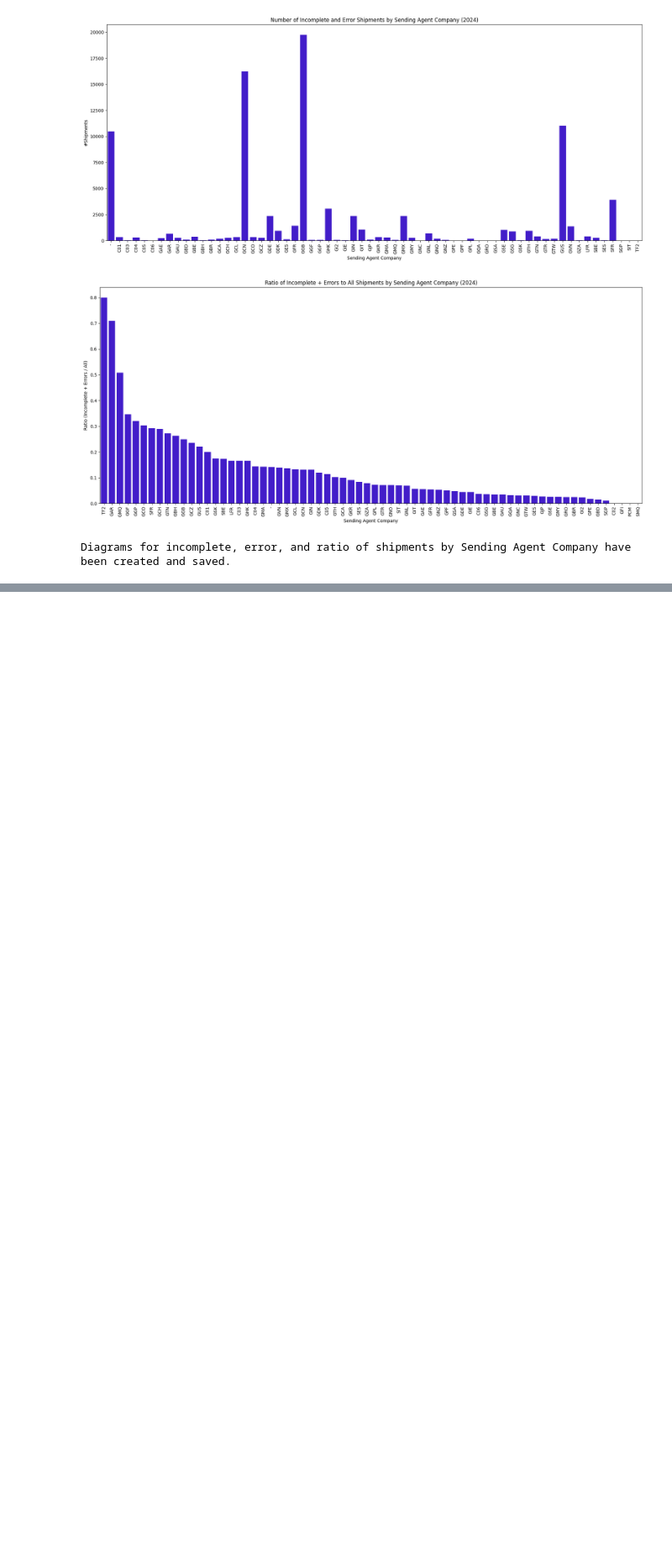
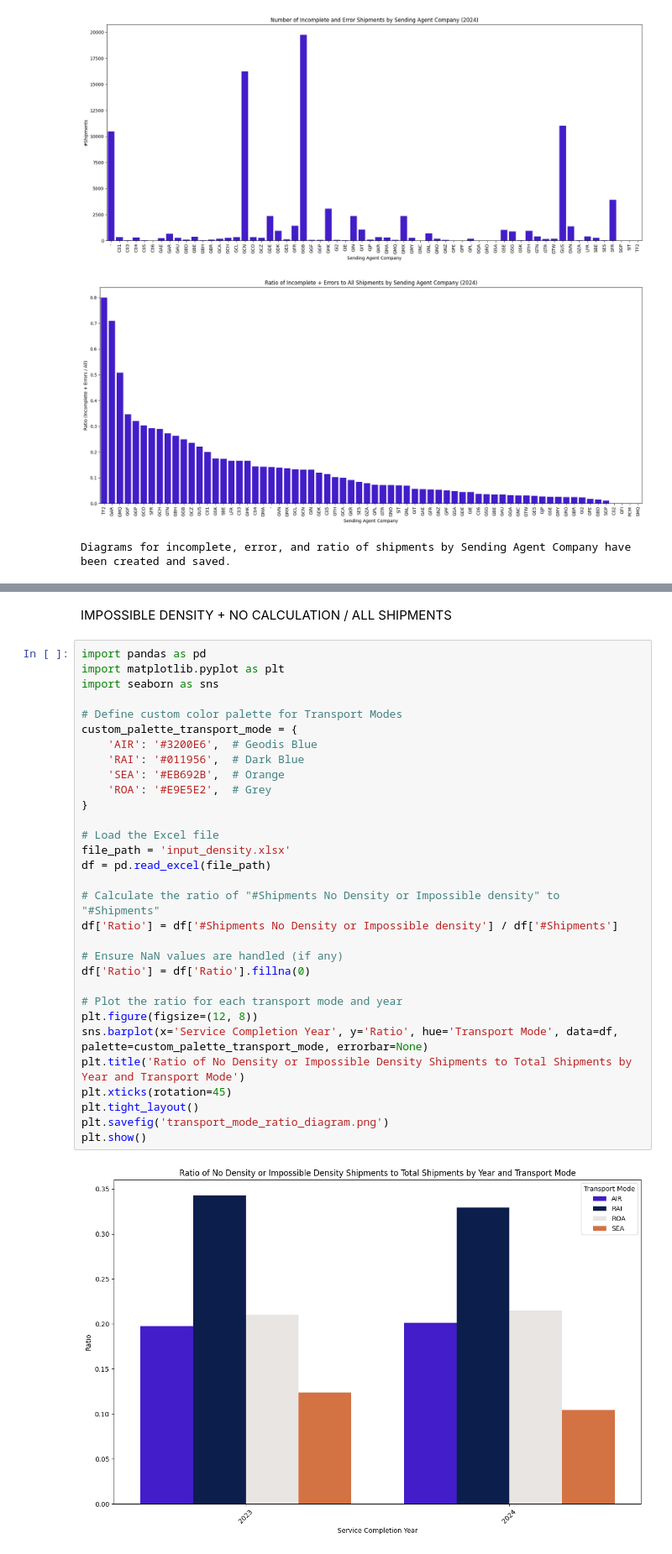
Before and after one commit to AlexanderHoglund/sustainable_logistics_tools, a Jupyter notebook: QUARTERLY CSR TOOLS/Quality/qr_quality.ipynb, the cells around one changed output, grey strips where cells are left out. Shown at 84% size. Drawn from its saved outputs; the diff is of its cells as text; blank space fills up the shorter version.

```diff
--- a/QUARTERLY CSR TOOLS/Quality/qr_quality.ipynb
+++ b/QUARTERLY CSR TOOLS/Quality/qr_quality.ipynb
@@ -307,0 +438,35 @@ Diagrams for incomplete, error, and ratio of shipments by Sending Agent Company
+# %% [markdown]
+IMPOSSIBLE DENSITY + NO CALCULATION / ALL SHIPMENTS
+# %%
+import pandas as pd
+import matplotlib.pyplot as plt
+import seaborn as sns
+
+# Define custom color palette for Transport Modes
+custom_palette_transport_mode = {
+    'AIR': '#3200E6',  # Geodis Blue
+    'RAI': '#011956',  # Dark Blue
+    'SEA': '#EB692B',  # Orange
+    'ROA': '#E9E5E2',  # Grey
+}
+
+# Load the Excel file
+file_path = 'input_density.xlsx'
+df = pd.read_excel(file_path)
+
+# Calculate the ratio of "#Shipments No Density or Impossible density" to "#Shipments"
+df['Ratio'] = df['#Shipments No Density or Impossible density'] / df['#Shipments']
+
+# Ensure NaN values are handled (if any)
+df['Ratio'] = df['Ratio'].fillna(0)
+
+# Plot the ratio for each transport mode and year
+plt.figure(figsize=(12, 8))
+sns.barplot(x='Service Completion Year', y='Ratio', hue='Transport Mode', data=df, palette=custom_palette_transport_mode, errorbar=None)
+plt.title('Ratio of No Density or Impossible Density Shipments to Total Shipments by Year and Transport Mode')
+plt.xticks(rotation=45)
+plt.tight_layout()
+plt.savefig('transport_mode_ratio_diagram.png')
+plt.show()
+# %% [output]
+[figure, added]
```
Also changed, not shown: parts of 5 cells of this notebook, 1 other file.
